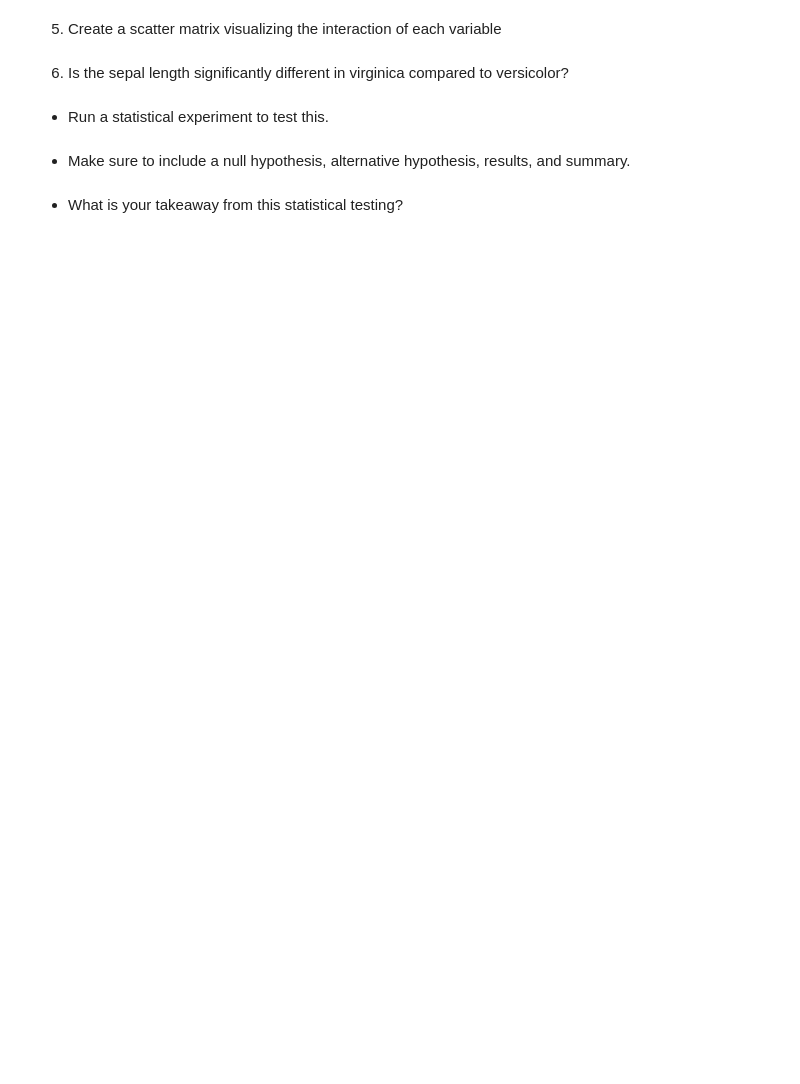
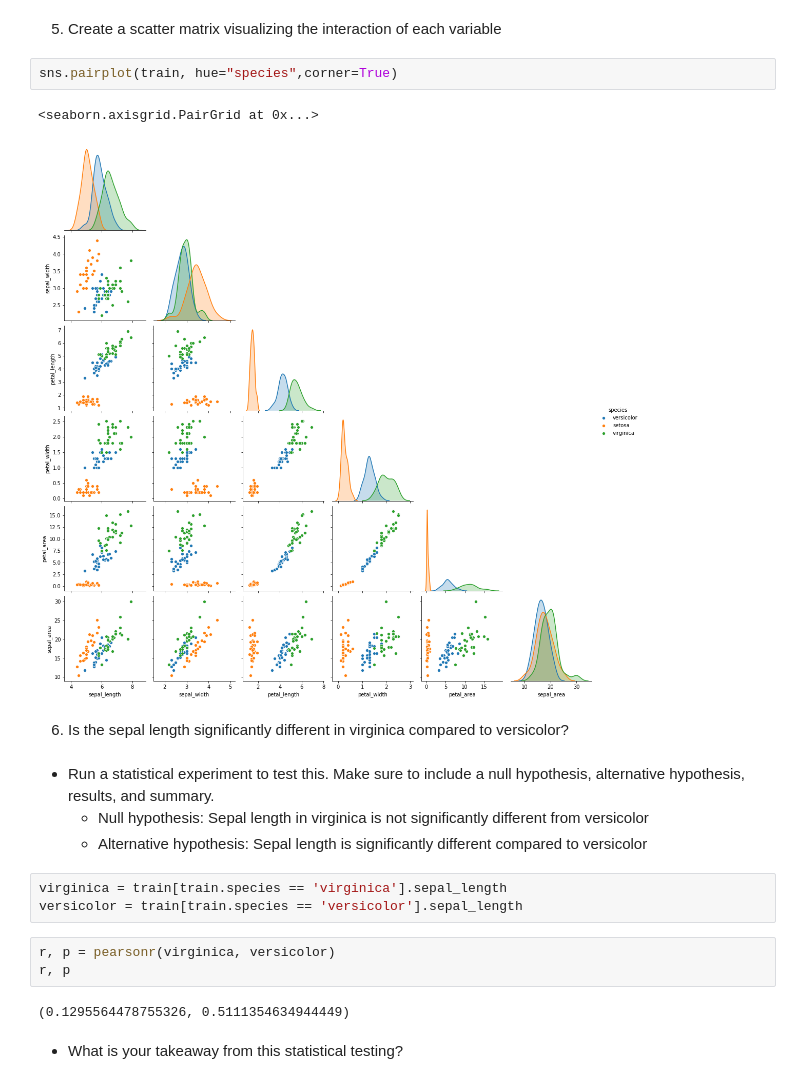
Before and after one commit to ThompsonBethany01/classification-exercises, a Jupyter notebook: classification_exercises.ipynb, the cells around one changed output. Saved outputs shown, nothing was run; the diff lists cells and outputs as text; blank space fills up the shorter version.

```diff
--- a/classification_exercises.ipynb
+++ b/classification_exercises.ipynb
@@ -668,10 +682,23 @@ What are your takeaways?
 # %% [markdown]
 5. Create a scatter matrix visualizing the interaction of each variable
+# %%
+sns.pairplot(train, hue="species",corner=True)
+# %% [output]
+<seaborn.axisgrid.PairGrid at 0x...>
+[figure, added]
 # %% [markdown]
 6. Is the sepal length significantly different in virginica compared to versicolor?
-# %% [markdown]
-- Run a statistical experiment to test this.
 # %% [markdown]
-- Make sure to include a null hypothesis, alternative hypothesis, results, and summary.
+- Run a statistical experiment to test this. Make sure to include a null hypothesis, alternative hypothesis, results, and summary.
+    - Null hypothesis: Sepal length in virginica is not significantly different from versicolor
+    - Alternative hypothesis: Sepal length is significantly different compared to versicolor
+# %%
+virginica = train[train.species == 'virginica'].sepal_length
+versicolor = train[train.species == 'versicolor'].sepal_length
+# %%
+r, p = pearsonr(virginica, versicolor)
+r, p
+# %% [output]
+(0.1295564478755326, 0.5111354634944449)
 # %% [markdown]
 - What is your takeaway from this statistical testing?
```
Also changed, not shown: parts of 10 cells of this notebook.
